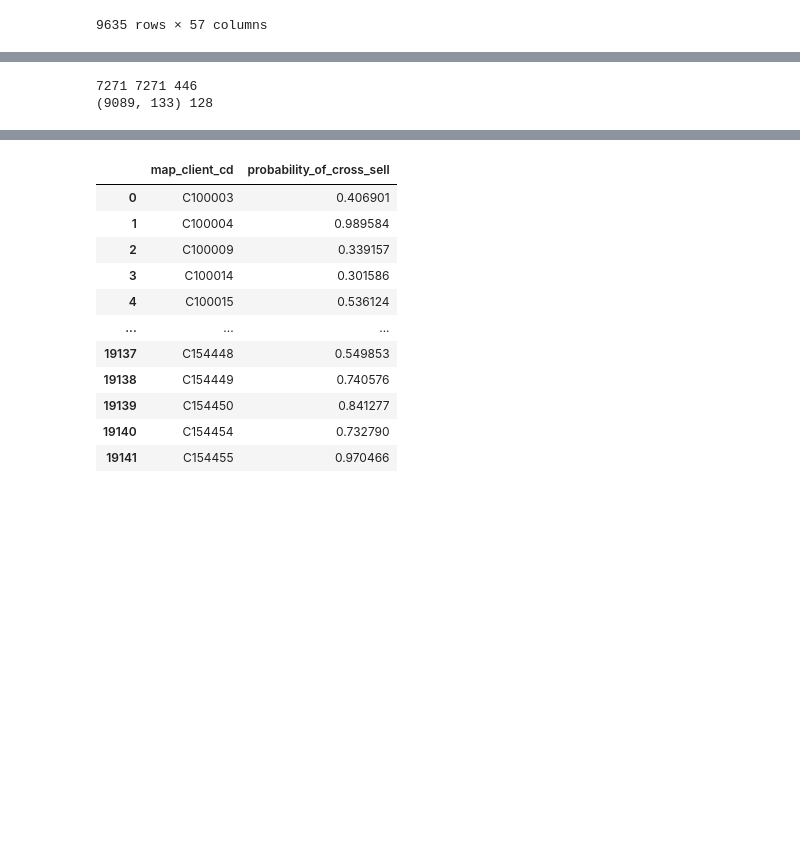
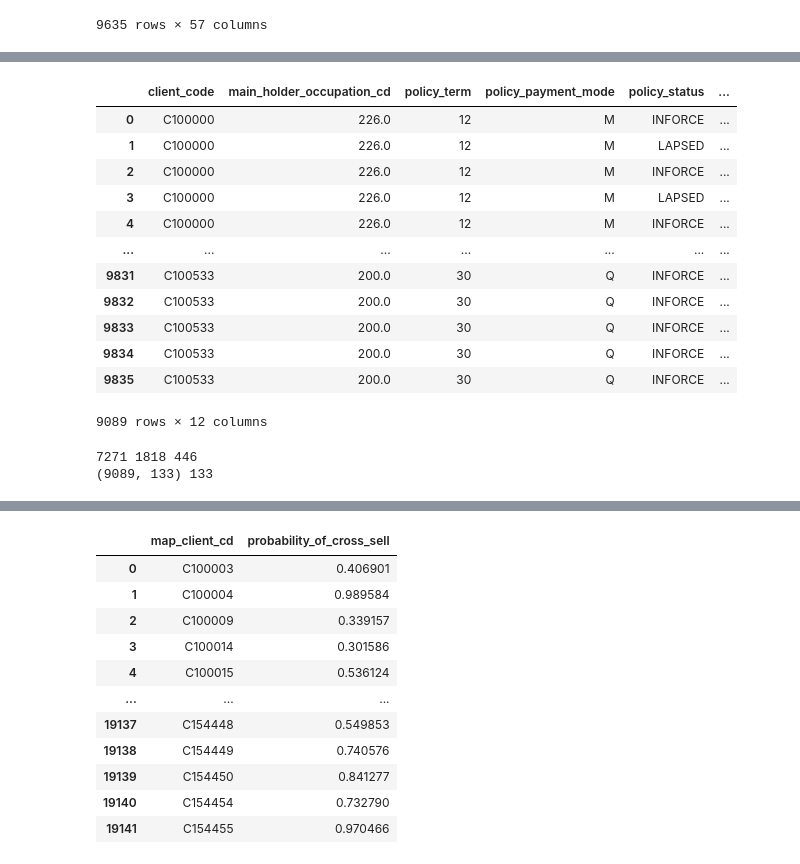
Before and after one commit to harinduravin/Data-Storm-V2-Final, a Jupyter notebook: data-processing.ipynb, the cells around one changed output, grey strips where cells are left out. Drawn from its saved outputs; the diff is of its cells as text; code cells hidden in the pictures; blank space fills up the shorter version.

```diff
--- a/data-processing.ipynb
+++ b/data-processing.ipynb
@@ -111,3 +113,19 @@ test_data
+# %%
+new_data_set
+# %% [output]
+|  | client_code | main_holder_occupation_cd | policy_term | policy_payment_mode | policy_status | ... |
+| 0 | C100000 | 226.0 | 12 | M | INFORCE | ... |
+| 1 | C100000 | 226.0 | 12 | M | LAPSED | ... |
+| 2 | C100000 | 226.0 | 12 | M | INFORCE | ... |
+| 3 | C100000 | 226.0 | 12 | M | LAPSED | ... |
+| 4 | C100000 | 226.0 | 12 | M | INFORCE | ... |
+| ... | ... | ... | ... | ... | ... | ... |
+| 9831 | C100533 | 200.0 | 30 | Q | INFORCE | ... |
+| 9832 | C100533 | 200.0 | 30 | Q | INFORCE | ... |
+| 9833 | C100533 | 200.0 | 30 | Q | INFORCE | ... |
+| 9834 | C100533 | 200.0 | 30 | Q | INFORCE | ... |
+| 9835 | C100533 | 200.0 | 30 | Q | INFORCE | ... |
+9089 rows × 12 columns
 # %%
 
 new_data_set.to_csv("Data/datastorm_policy_data_formatted.csv", index=False)
@@ -128,23 +146,23 @@ def format_data(data_set, is_test=False):
     f_data_set = f_data_set.drop(drop_data, axis = 1)
     if(is_test):
         x = f_data_set
+        return x
+    else:
+        x = f_data_set.drop("cross_sell", axis = 1)
+        y = f_data_set["cross_sell"]
         global columns
         columns = x.columns
-        return np.array(x)
-    else:
-        x = f_data_set.drop('cross_sell', axis = 1)
-        y = f_data_set['cross_sell']
-        return np.array(x), np.array(y)
-
+        return x, np.array(y).astype(int)
 
 x_tot, y_tot = format_data(new_data_set)
-x_train, y_train, x_val, y_val = train_test_split(x_tot, y_tot, test_size=0.2, random_state=0)
-
 x_test = format_data(test_data, is_test=True)
 
+x_tot, x_test = x_tot.align(x_test, join="outer", axis=1, fill_value=0)
+
+x_train, x_val, y_train, y_val = train_test_split(x_tot, y_tot, test_size=0.2, random_state=0)
+
 print(len(x_train), len(x_val), len(x_test))
-# pd.DataFrame(x_tot, columns=columns).head(10)
 print(x_tot.shape, len(columns))
 # %% [output]
-7271 7271 446
-(9089, 133) 128
+7271 1818 446
+(9089, 133) 133
```
Also changed, not shown: parts of 10 cells of this notebook.
